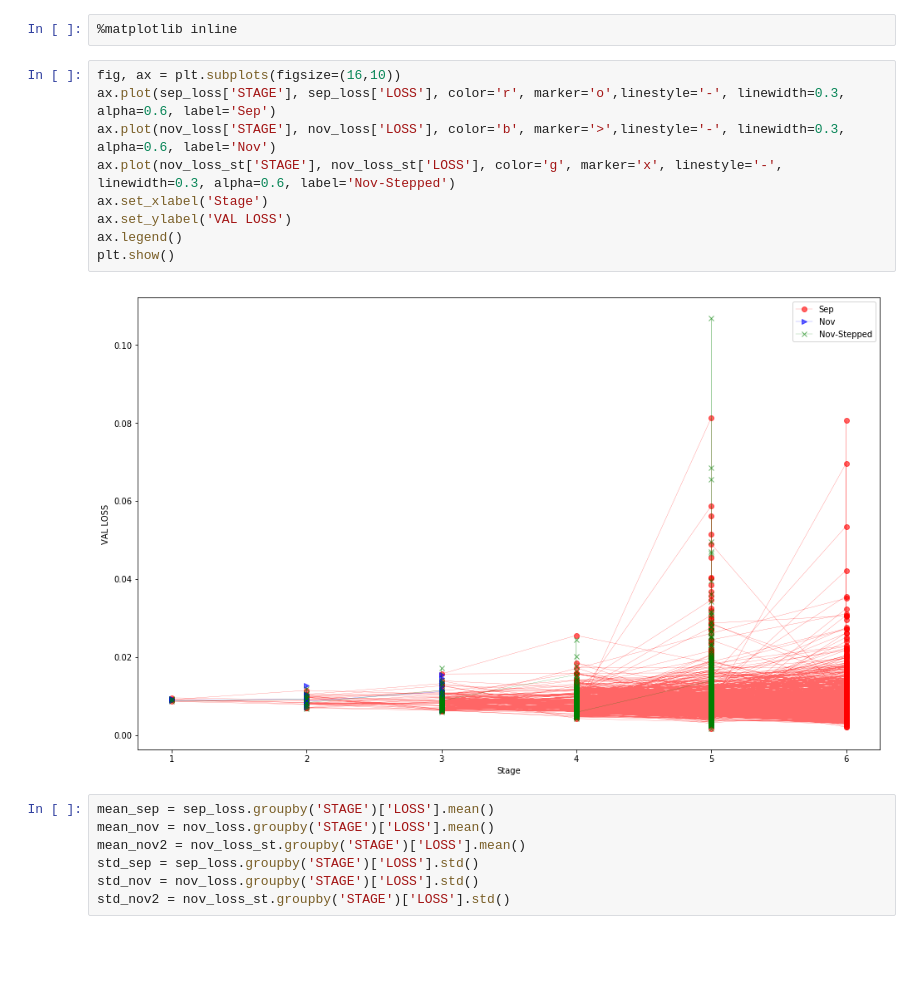
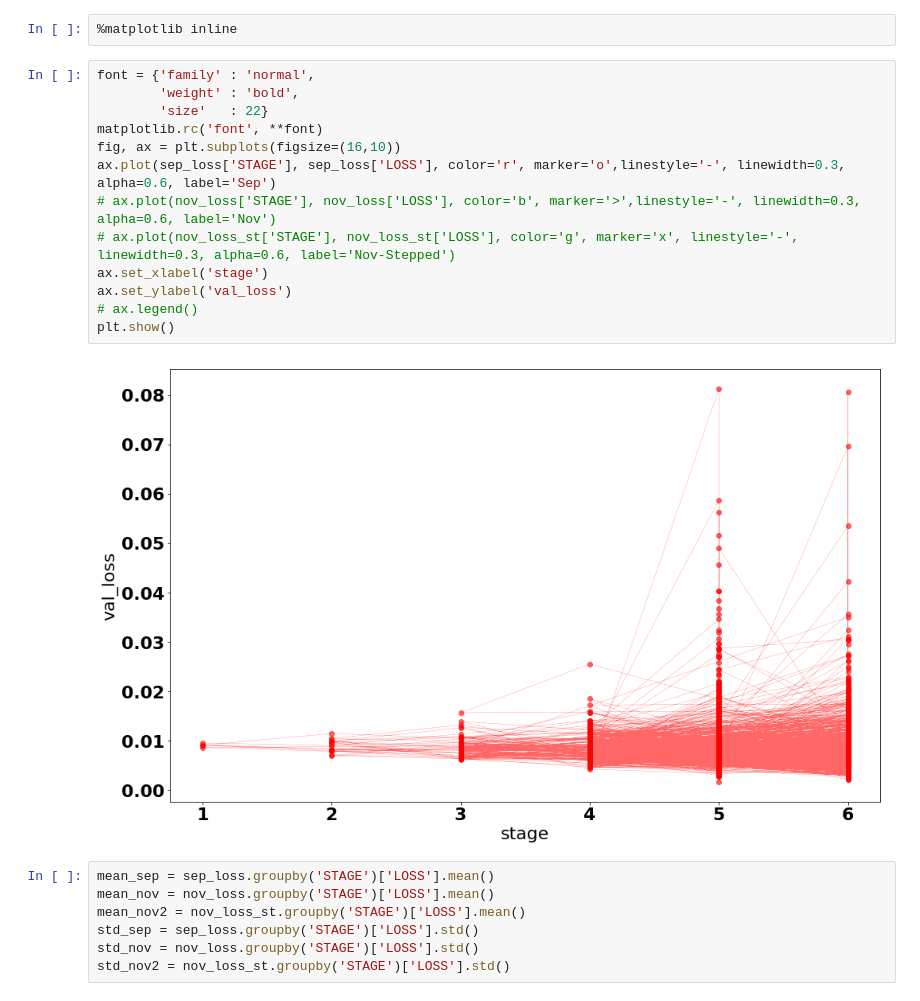
Before and after one commit to ECP-CANDLE/Supervisor, a Jupyter notebook: workflows/cp-leaveout/scripts/analysis1/loss_comparison.ipynb, the cells around one changed output. Drawn from its saved outputs; the diff is of its cells as text; blank space fills up the shorter version.

```diff
--- a/workflows/cp-leaveout/scripts/analysis1/loss_comparison.ipynb
+++ b/workflows/cp-leaveout/scripts/analysis1/loss_comparison.ipynb
@@ -67,16 +82,20 @@ import matplotlib.pyplot as plt
 # %%
 %matplotlib inline
 # %%
+font = {'family' : 'normal',
+        'weight' : 'bold',
+        'size'   : 22}
+matplotlib.rc('font', **font)
 fig, ax = plt.subplots(figsize=(16,10))
 ax.plot(sep_loss['STAGE'], sep_loss['LOSS'], color='r', marker='o',linestyle='-', linewidth=0.3, alpha=0.6, label='Sep')
-ax.plot(nov_loss['STAGE'], nov_loss['LOSS'], color='b', marker='>',linestyle='-', linewidth=0.3, alpha=0.6, label='Nov')
-ax.plot(nov_loss_st['STAGE'], nov_loss_st['LOSS'], color='g', marker='x', linestyle='-', linewidth=0.3, alpha=0.6, label='Nov-Stepped')
-ax.set_xlabel('Stage')
-ax.set_ylabel('VAL LOSS')
-ax.legend()
+# ax.plot(nov_loss['STAGE'], nov_loss['LOSS'], color='b', marker='>',linestyle='-', linewidth=0.3, alpha=0.6, label='Nov')
+# ax.plot(nov_loss_st['STAGE'], nov_loss_st['LOSS'], color='g', marker='x', linestyle='-', linewidth=0.3, alpha=0.6, label='Nov-Stepped')
+ax.set_xlabel('stage')
+ax.set_ylabel('val_loss')
+# ax.legend()
 plt.show()
 # %% [output]
-[figure, old version]
+[figure, new version]
 # %%
 mean_sep = sep_loss.groupby('STAGE')['LOSS'].mean()
 mean_nov = nov_loss.groupby('STAGE')['LOSS'].mean()
```
Also changed, not shown: parts of 3 cells of this notebook.
